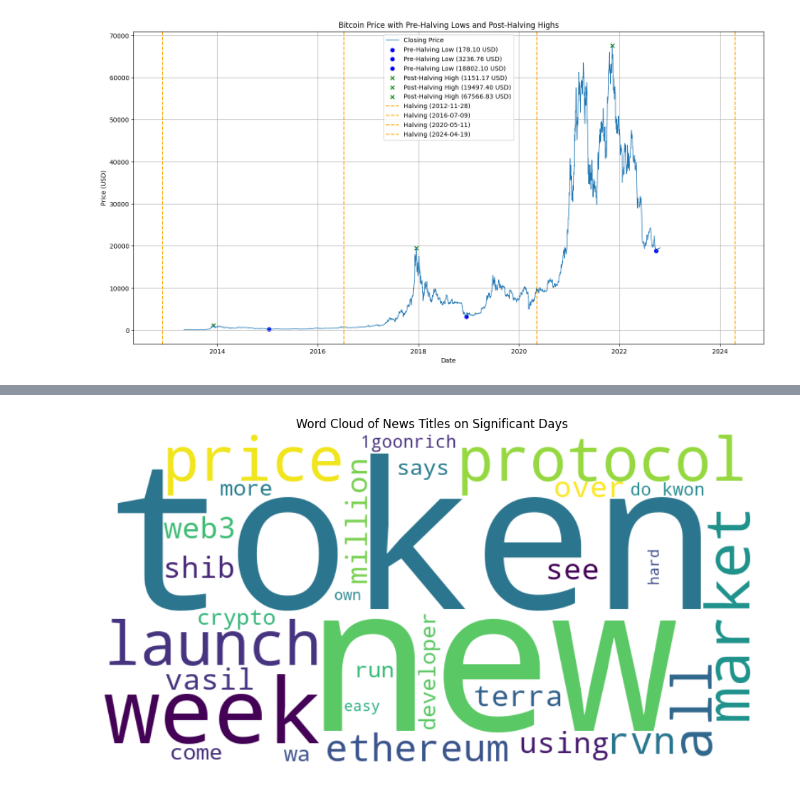
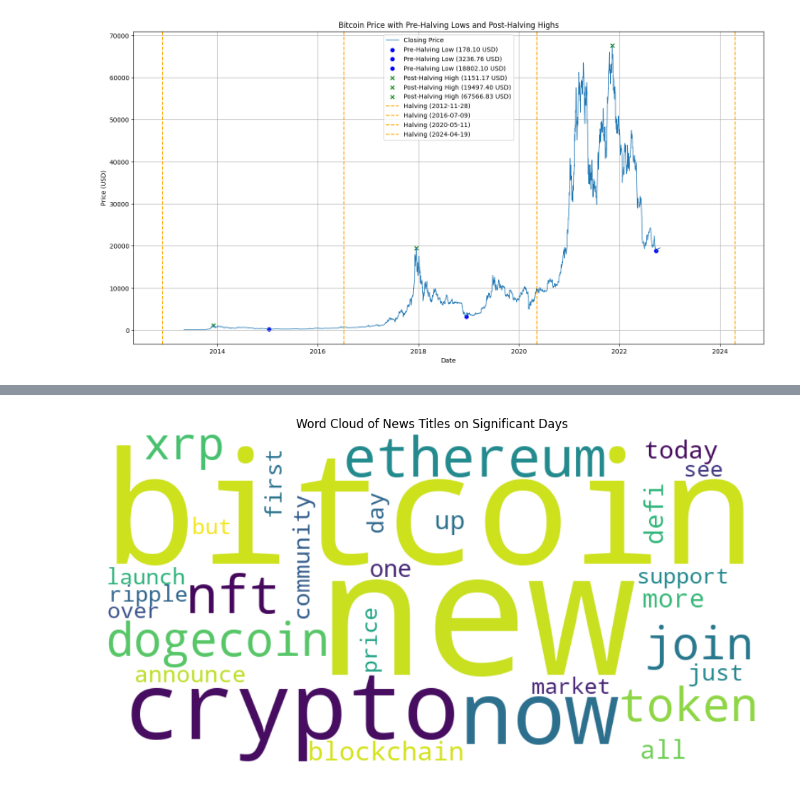
Before and after one commit to riccardoscut/riccardoscut, a Jupyter notebook: CrypToData-1.ipynb, the cells around one changed output, grey strips where cells are left out. Drawn from its saved outputs; the diff is of its cells as text; code cells hidden in the pictures.

```diff
--- a/CrypToData-1.ipynb
+++ b/CrypToData-1.ipynb
@@ -4,24 +4,35 @@ import pandas as pd
 import matplotlib.pyplot as plt
 import seaborn as sns
 from wordcloud import WordCloud
-import numpy as np
 
-# Load the datasets
+# Carica i dataset reali
 prices_df = pd.read_csv('dataset.csv')
 news_df = pd.read_csv('cryptopanic_news.csv')
 
 # -------------------------------
-# Step 1: Data Preparation
+# Fix the 'date' column in prices_df and news_df
 # -------------------------------
 
-# Convert 'date' column to datetime format in the prices dataset
-prices_df['date'] = pd.to_datetime(prices_df['date'])
+# Convert 'date' column to datetime format with error handling
+prices_df['date'] = pd.to_datetime(prices_df['date'], errors='coerce')
+
+# Drop any rows with invalid dates
+prices_df = prices_df.dropna(subset=['date'])
+
+# Set 'date' as the index and sort by date
 prices_df = prices_df.set_index('date').sort_index()
 
-# Convert 'date' column to datetime format in the news dataset
+
+# Convert 'date' column to datetime and handle errors
 news_df['date'] = pd.to_datetime(news_df['date'], errors='coerce')
-news_df = news_df.dropna(subset=['date'])
+
+# Format the 'date' column to keep only the date part (YYYY-MM-DD)
+news_df['date'] = news_df['date'].dt.date
+
+# Set 'date' as the index and sort by date
 news_df = news_df.set_index('date').sort_index()
+
+news_df.index = pd.to_datetime(news_df.index)
 
 # Filter the prices dataset for Bitcoin only
 bitcoin_df = prices_df[prices_df['crypto_name'] == 'Bitcoin']
@@ -32,7 +43,7 @@ bitcoin_df = prices_df[prices_df['crypto_name'] == 'Bitcoin']
 
 # Plot Bitcoin closing prices
 plt.figure(figsize=(18, 9))
-plt.plot(bitcoin_df.index, bitcoin_df['close'], label='Closing Price', linewidth=1)
+plt.plot(bitcoin_df.index, bitcoin_df['close'], bitcoin_df['open'], label='Closing Price', linewidth=1)
 plt.title('Bitcoin Price')
 plt.xlabel('Date')
 plt.ylabel('Price (USD)')
@@ -60,10 +71,10 @@ high_volume_days = bitcoin_df[bitcoin_df['volume'] > volume_threshold]
 
 # Identify significant price changes (greater than 15%)
 significant_changes = bitcoin_df[bitcoin_df['daily_return'].abs() > 0.15]
-
+"""
 # Add price direction (positive or negative)
 bitcoin_df['direction'] = bitcoin_df['daily_return'].apply(lambda x: 'Positive' if x > 0 else 'Negative')
-
+"""
 # -------------------------------
 # Step 4: Halving Analysis
 # -------------------------------
@@ -130,40 +141,39 @@ plt.show()
 # -------------------------------
 
 # Define the overlapping timeframe
-start_date = pd.Timestamp('2022-09-06')
-end_date = pd.Timestamp('2023-10-23')
+start_date = pd.to_datetime('2017-09-23')
+end_date = pd.to_datetime('2022-10-23')
 
 # Filter both datasets to the overlapping timeframe
-bitcoin_df = bitcoin_df.loc[start_date:end_date]
-news_df = news_df.loc[start_date:end_date]
+bitcoin_df_cut = bitcoin_df.loc[start_date:end_date]
+news_df_cut = news_df.loc[start_date:end_date]
 
 # -------------------------------
-# Step 6: Correlation with News Data
+# Step 6: Correlation with News Data]]]
 # -------------------------------
 
 # Count the number of news articles per day
-news_daily_count = news_df.resample('D').size().rename('news_count')
+news_daily_count_cut = news_df_cut.resample('D').size().rename('news_count')
 
 # Calculate the impact: (positive + negative) * important (weight = +1)
-news_df['adjusted_important'] = news_df['important'] + 1
-news_df['impact'] = (news_df['positive'] - news_df['negative']) * news_df['adjusted_important']
-news_df['engagement'] = (news_df['liked'] * news_df['adjusted_important']) - (news_df['disliked'] * news_df['adjusted_important'])
+news_df_cut['adjusted_important'] = news_df_cut['important'] + 1
+news_df_cut['impact'] = (news_df_cut['positive'] - news_df_cut['negative']) * news_df_cut['adjusted_important']
+news_df_cut['engagement'] = (news_df_cut['liked'] * news_df_cut['adjusted_important']) - (news_df_cut['disliked'] * news_df_cut['adjusted_important'])
 
 # Sum the impact per day
-news_daily_impact = news_df['impact'].resample('D').sum()
-news_daily_engagement = news_df['engagement'].resample('D').sum()
-high_volume_days = high_volume_days['volume'].resample('D').sum()
-direction = bitcoin_df['direction'].map({'Positive': 1, 'Negative': -1}).resample('D').sum()
+news_daily_impact_cut = news_df_cut['impact'].resample('D').sum()
+news_daily_engagement_cut = news_df_cut['engagement'].resample('D').sum()
+high_volume_days_cut = bitcoin_df_cut[bitcoin_df_cut['volume'] > volume_threshold].resample('D').sum()
 
+# Combine Bitcoin metrics and news metrics into a single DataFrame
 combined_df = pd.DataFrame({
-    'daily_return': significant_changes['daily_return'].resample('D').sum(),
-    'volatility_3d': high_volatility['volatility_3d'].resample('D').sum(),
-    'high_volume_days': high_volume_days,
-    'direction': direction,
-    'news_count': news_daily_count,
-    'news_impact': news_daily_impact,
-    'news_engagement': news_daily_engagement
-}).fillna(0)
+    'daily_return': bitcoin_df_cut['daily_return'],
+    'volatility_3d': bitcoin_df_cut['volatility_3d'],
+    'high_volume_days': bitcoin_df_cut['volume'],
+    'news_count': news_daily_count_cut,
+    'news_impact': news_daily_impact_cut,
+    'news_engagement': news_daily_engagement_cut
+}).fillna(0)  # Fill NaN values with 0
 
 # Calculate the correlation matrix
 correlation_matrix = combined_df.corr()
@@ -184,7 +194,8 @@ plt.show()
 # -------------------------------
 
 # Combine all significant days into one DataFrame
-significant_days = pd.concat([high_volatility, significant_changes, high_volume_days]).sort_index().drop_duplicates()
+significant_days = pd.concat([high_volatility, significant_changes, high_volume_days])
+significant_days = significant_days.sort_index().drop_duplicates()
 
 # Extract the dates of the significant days
 significant_dates = significant_days.index.date
@@ -197,9 +208,9 @@ casual_words = [
     'the', 'a', 'in', 'per', 'rt', 'on', 'for', 'of', 'is', 'to', 'and', 'with',
     'you', 'are', 'we', 'as', 'our', 'this', 'will', 'at', 'be', 'your', 'by',
     'from', '-', 'has', 'that', 'have', '&amp;', 'can', 'it', 'an', 'about',
-    'how', 'us', 'get', 'what', 'been', "we're", 'here', 'than', 'rly', 'their',
+    'how', 'us', 'get', 'what', 'been', "we're", 'here', 'than', '', ' ', 'rly',
     '(2022-06-16)', '( 2022-06-16 )', 'S', 'did', 'amp', 'or', 'which', 'its',
-    't', 'why', 'any', 'after', 'ama', 'robo-01', 'these', 'i', 'hi', 'if'
+    't', 'why', 'any', 'after', 'ama', 'robo-01', 'these', 'i', 'hi', 'if', 'their'
 ]
 
 # Concatenate all the titles into a single string
@@ -250 +271 @@ See the caveats in the documentation: https://pandas.pydata.org/pandas-docs/stab
-[figure, old version]
+[figure, new version]
```
Also changed, not shown: parts of 5 cells of this notebook.
